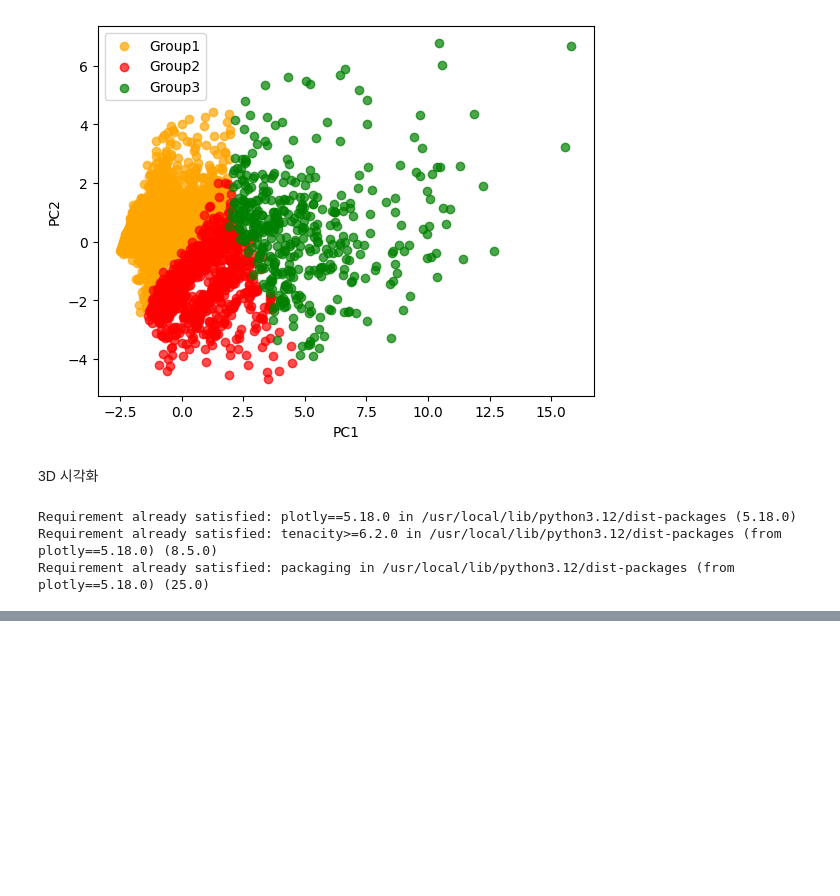
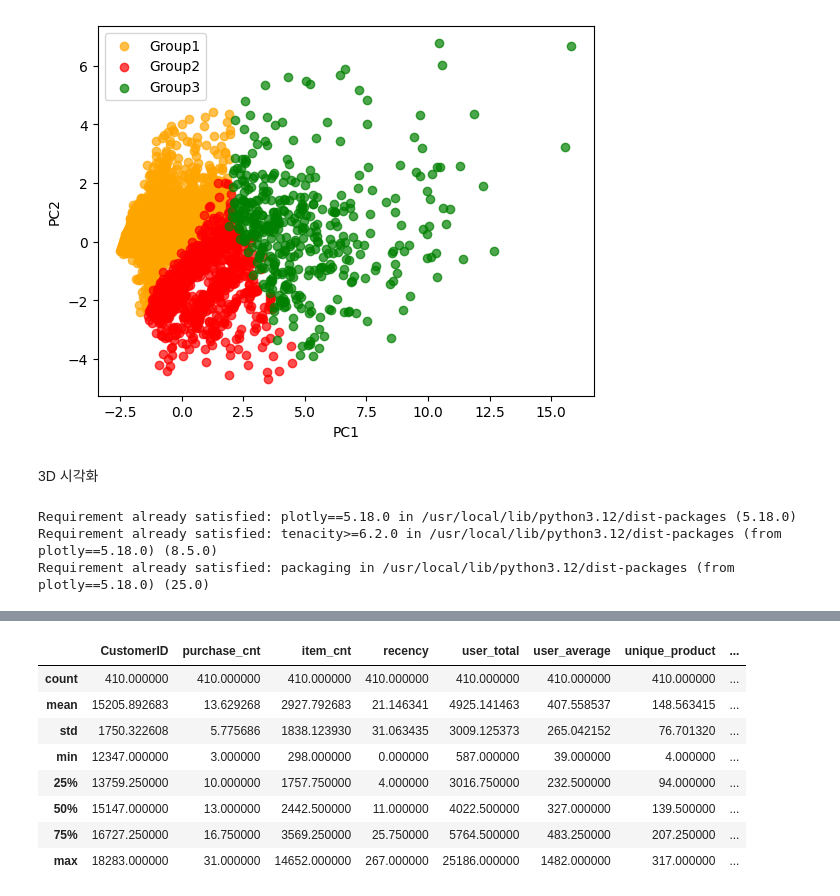
Before and after one commit to Ohsoo46/first-repository, a Jupyter notebook: cs_project01_.ipynb, the cells around one changed output, grey strips where cells are left out. Cells and saved outputs as stored; diff of their text form; code cells hidden in the pictures; blank space fills up the shorter version.

```diff
--- a/cs_project01_.ipynb
+++ b/cs_project01_.ipynb
@@ -369,0 +398,12 @@ fig.show()
+# %%
+group3.describe()
+# %% [output]
+|  | CustomerID | purchase_cnt | item_cnt | recency | user_total | user_average | unique_product | ... |
+| count | 410.000000 | 410.000000 | 410.000000 | 410.000000 | 410.000000 | 410.000000 | 410.000000 | ... |
+| mean | 15205.892683 | 13.629268 | 2927.792683 | 21.146341 | 4925.141463 | 407.558537 | 148.563415 | ... |
+| std | 1750.322608 | 5.775686 | 1838.123930 | 31.063435 | 3009.125373 | 265.042152 | 76.701320 | ... |
+| min | 12347.000000 | 3.000000 | 298.000000 | 0.000000 | 587.000000 | 39.000000 | 4.000000 | ... |
+| 25% | 13759.250000 | 10.000000 | 1757.750000 | 4.000000 | 3016.750000 | 232.500000 | 94.000000 | ... |
+| 50% | 15147.000000 | 13.000000 | 2442.500000 | 11.000000 | 4022.500000 | 327.000000 | 139.500000 | ... |
+| 75% | 16727.250000 | 16.750000 | 3569.250000 | 25.750000 | 5764.500000 | 483.250000 | 207.250000 | ... |
+| max | 18283.000000 | 31.000000 | 14652.000000 | 267.000000 | 25186.000000 | 1482.000000 | 317.000000 | ... |
```
Also changed, not shown: parts of 3 cells of this notebook.
